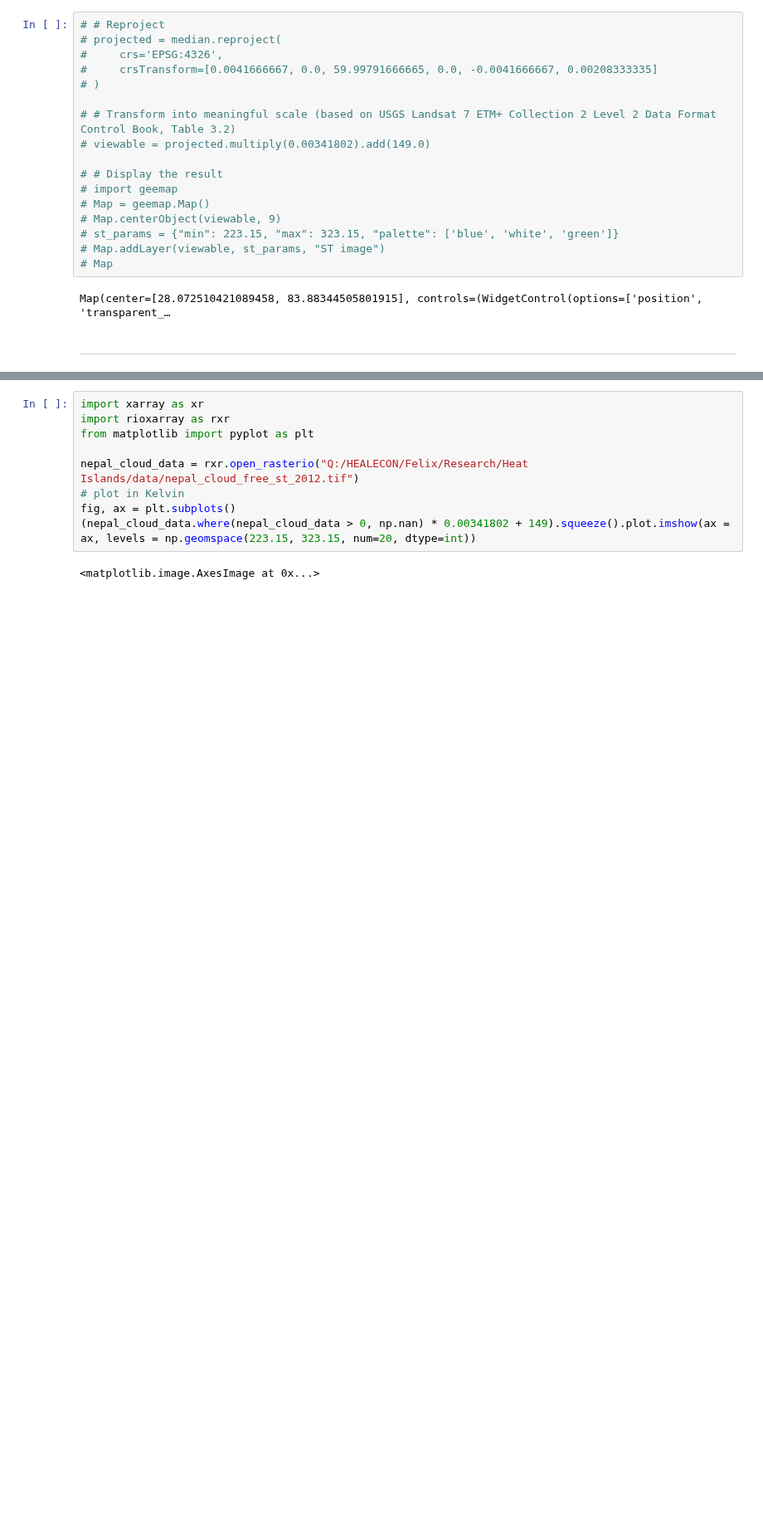
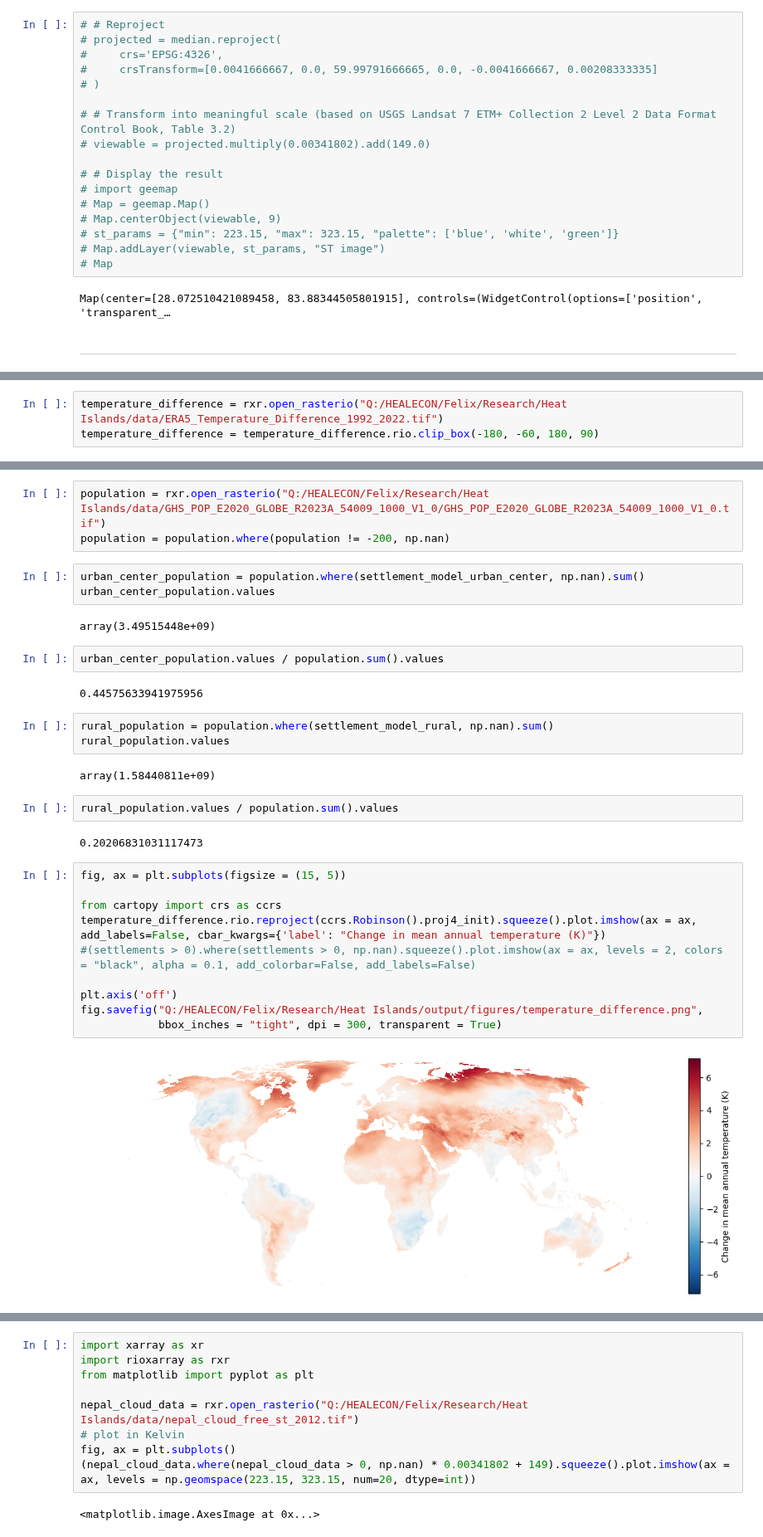
Before and after one commit to felixschulz385/growth-and-temperature, a Jupyter notebook: code/experiments/grid.ipynb, the cells around one changed output, grey strips where cells are left out. Shown at 83% size. Cells and saved outputs as stored; diff of their text form; blank space fills up the shorter version.

```diff
--- a/code/experiments/grid.ipynb
+++ b/code/experiments/grid.ipynb
@@ -233,0 +282,3 @@ Map(center=[28.072510421089458, 83.88344505801915], controls=(WidgetControl(opti
+# %%
+temperature_difference = rxr.open_rasterio("Q:/HEALECON/Felix/Research/Heat Islands/data/ERA5_Temperature_Difference_1992_2022.tif")
+temperature_difference = temperature_difference.rio.clip_box(-180, -60, 180, 90)
@@ -233,0 +293,33 @@ Map(center=[28.072510421089458, 83.88344505801915], controls=(WidgetControl(opti
+# %%
+population = rxr.open_rasterio("Q:/HEALECON/Felix/Research/Heat Islands/data/GHS_POP_E2020_GLOBE_R2023A_54009_1000_V1_0/GHS_POP_E2020_GLOBE_R2023A_54009_1000_V1_0.tif")
+population = population.where(population != -200, np.nan)
+# %%
+urban_center_population = population.where(settlement_model_urban_center, np.nan).sum()
+urban_center_population.values
+# %% [output]
+array(3.49515448e+09)
+# %%
+urban_center_population.values / population.sum().values
+# %% [output]
+0.44575633941975956
+# %%
+rural_population = population.where(settlement_model_rural, np.nan).sum()
+rural_population.values
+# %% [output]
+array(1.58440811e+09)
+# %%
+rural_population.values / population.sum().values
+# %% [output]
+0.20206831031117473
+# %%
+fig, ax = plt.subplots(figsize = (15, 5))
+
+from cartopy import crs as ccrs
+temperature_difference.rio.reproject(ccrs.Robinson().proj4_init).squeeze().plot.imshow(ax = ax, add_labels=False, cbar_kwargs={'label': "Change in mean annual temperature (K)"})
+#(settlements > 0).where(settlements > 0, np.nan).squeeze().plot.imshow(ax = ax, levels = 2, colors = "black", alpha = 0.1, add_colorbar=False, add_labels=False)
+
+plt.axis('off')
+fig.savefig("Q:/HEALECON/Felix/Research/Heat Islands/output/figures/temperature_difference.png",
+            bbox_inches = "tight", dpi = 300, transparent = True)
+# %% [output]
+[figure, added]
```
Also changed, not shown: parts of 12 cells of this notebook, 1 other file.
